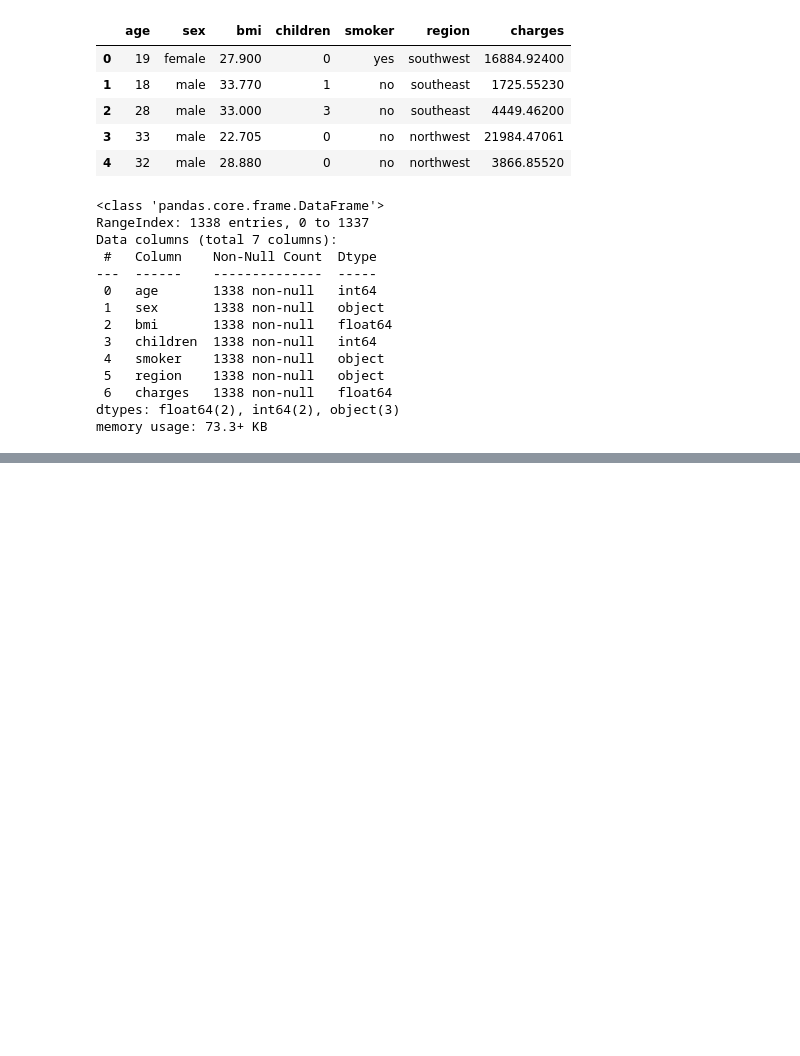
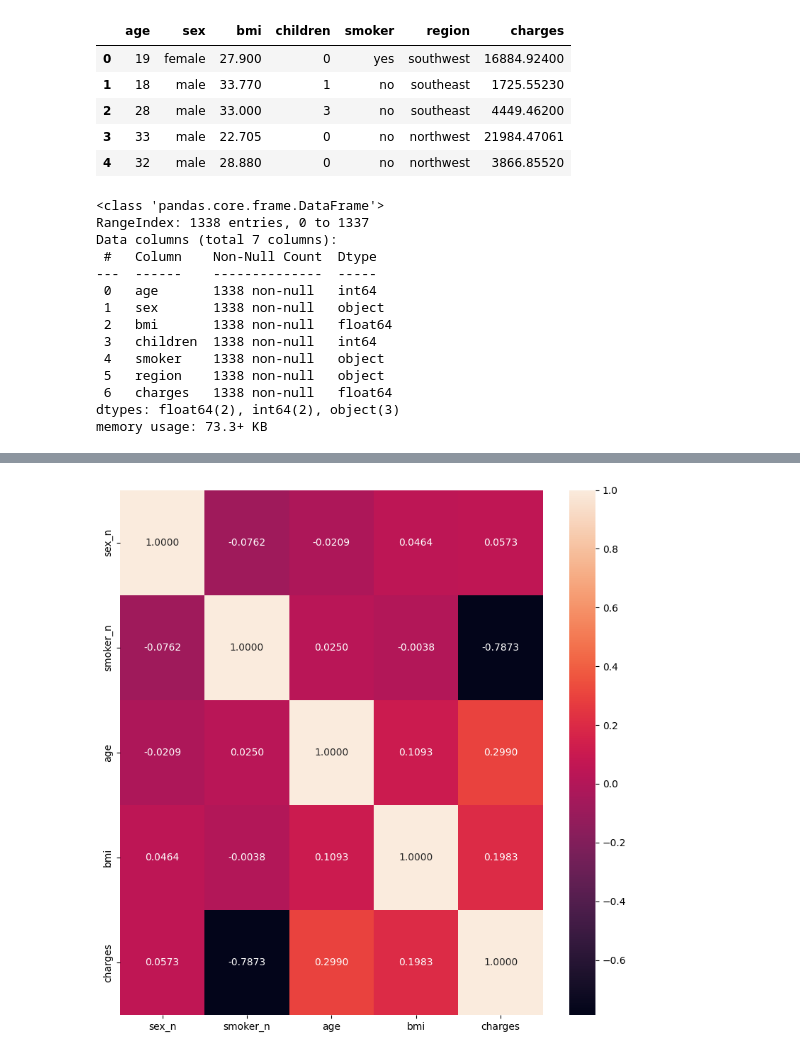
Before and after one commit to PazReumante/linear-regression-project-tutorial, a Jupyter notebook: explore.ipynb, the cells around one changed output, grey strips where cells are left out. Saved outputs shown, nothing was run; the diff lists cells and outputs as text; code cells hidden in the pictures; blank space fills up the shorter version.

```diff
--- a/explore.ipynb
+++ b/explore.ipynb
@@ -31,0 +106,19 @@ memory usage: 73.3+ KB
+# %%
+import matplotlib.pyplot as plt
+import seaborn as sns
+import pandas as pd
+
+df["sex_n"] = pd.factorize(df["sex"])[0]
+df["smoker_n"] = pd.factorize(df["smoker"])[0]
+
+ig, axes = plt.subplots(figsize=(8, 8))
+
+# Create the heatmap using the navy colormap
+sns.heatmap(df[["sex_n", "smoker_n", "age", "bmi","charges"]].corr(), annot=True, fmt=".4f")
+
+plt.tight_layout()
+
+# Show the plot
+plt.show()
+# %% [output]
+[figure, added]
```
Also changed, not shown: parts of 21 cells of this notebook.
